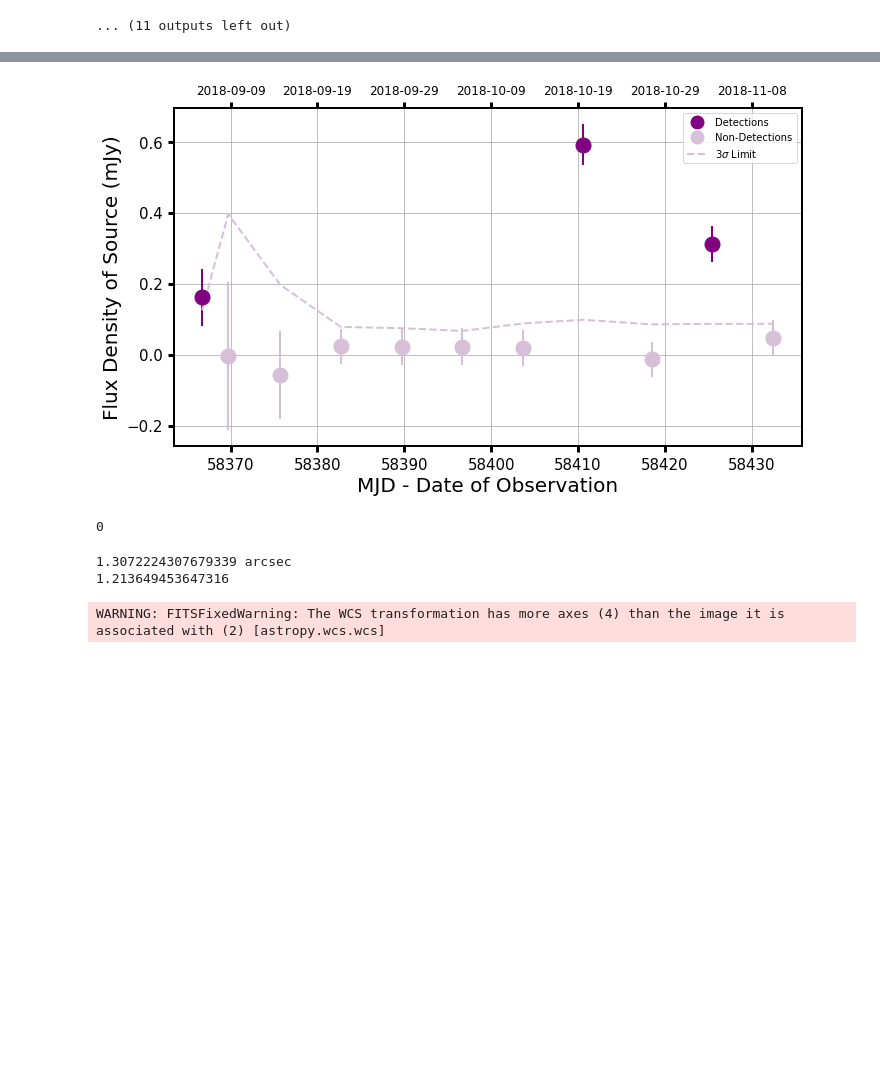
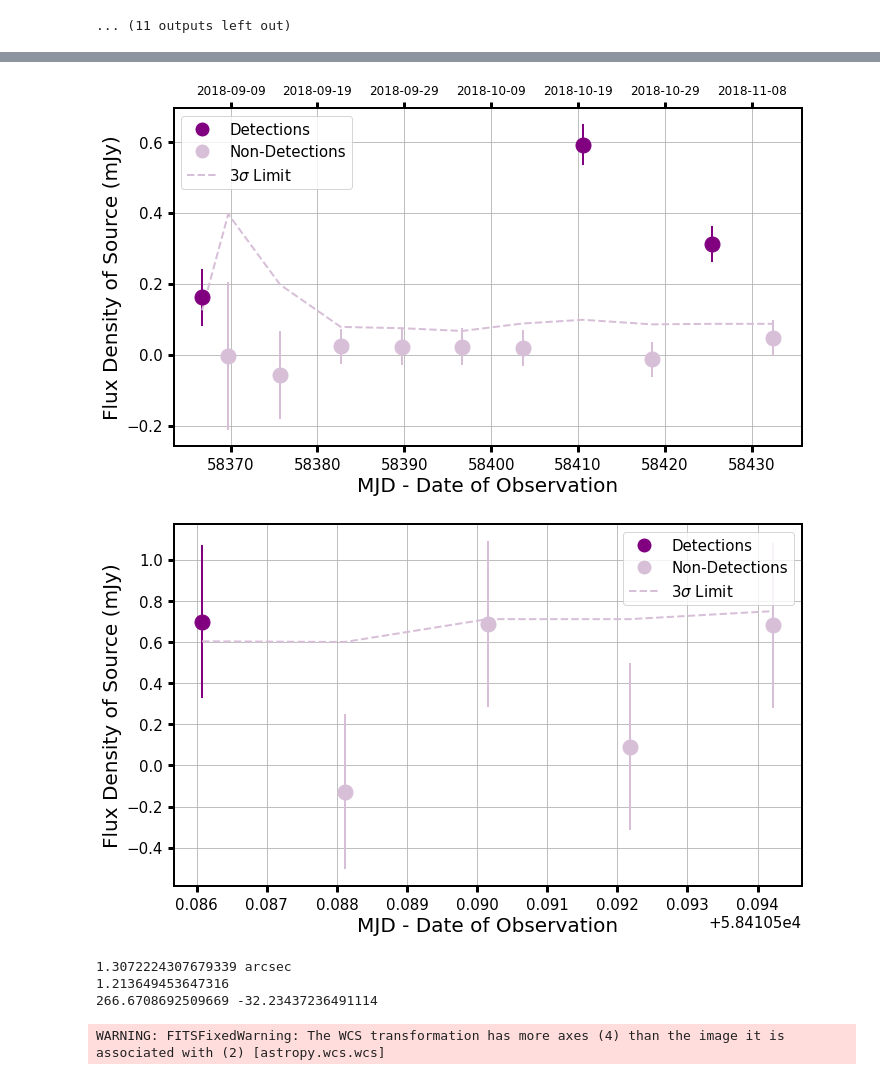
Before and after one commit to AnderssonAstro/MKT-J174641.0-321404-Paper-Figures, a Jupyter notebook: Paper Figures.ipynb, the cells around one changed output, grey strips where cells are left out. Cells and saved outputs as stored; diff of their text form; code cells hidden in the pictures; blank space fills up the shorter version.

```diff
--- a/Paper Figures.ipynb
+++ b/Paper Figures.ipynb
@@ -242,7 +277,7 @@ def dateLabels(ax):
 
     return ax2
 # %%
-def LCplot(LCdf, name):
+def LCplot(LCdf, name, rms):
     """
     Creates a light curve of a source.
     Reads in time series data of a source and plots its flux against time with errorbars, in mJy. Saves the image and returns 0
@@ -250,21 +285,24 @@ def LCplot(LCdf, name):
     Args:
     LCdf (pandas DataFrane): all the data of the source at each time step. Only mjd, inegrated flux and its error are used but there are more columns in the dataframe.
     name (str): File name for saving.
+    rms (array): array of background rms values calculated by PyBDSF
 
-    Returns: 0
+    Returns: ax
     """
 
     plt.figure(figsize=(10,6))
     ax=plt.gca()
 
-    LCDet = LCdf.loc[LCdf['det_sigma']>=3.0]
-    LCNon = LCdf.loc[LCdf['det_sigma']<3.0]
+    #LCDet = LCdf.loc[LCdf['det_sigma']>=3.0]
+    #LCNon = LCdf.loc[LCdf['det_sigma']<3.0]
+
+    LCDet = LCdf.loc[LCdf['f_int']>=[3*value for value in rms]]
+    LCNon = LCdf.loc[LCdf['f_int']< [3*value for value in rms]]
 
     #rms values calculated from PyBDSF (final cell), to show the 3sigma detection threshold (in mJy)
-    mjds = [58366.71673,58369.7228, 58375.69991, 58382.68014, 58389.71090, 58396.66200, 58403.62859,
-            58410.58608, 58418.50633, 58425.48205, 58432.46240]
-    rms = [4.16e-5, 1.32e-4, 6.57e-5, 2.6e-5, 2.48e-5, 2.22e-5, 2.92e-5, 3.27e-5, 2.84e-5, 2.89e-5, 2.89e-5]
+    mjds = LCdf['mjd']
     plot3sigma = [3e3*value for value in rms]
+    #print(LCdf['f_int']/rms)
 
     plt.errorbar(LCDet['mjd'], LCDet['f_int']*1000, yerr=LCDet['f_int_err']*1000,
                  marker='o', ls='none', color = 'purple', label = 'Detections')
@@ -280,9 +318,11 @@ def LCplot(LCdf, name):
     legend_elements = [Line2D([0], [0], marker='o', c='w', markerfacecolor='purple', label='Detections'),
                    Line2D([0], [0], marker='o', c='w', markerfacecolor='thistle', label='Non-Detections'),
                       Line2D([0],[0],marker=None,c='thistle',ls='--',label='3$\sigma$ Limit')]
-    plt.legend(handles = legend_elements)
+    plt.legend(handles = legend_elements, fontsize=15)
 
-    dateLabels(ax)
+    # only do nice date labelling if dates are >2 days apart in total
+    if ax.get_xticks()[-1] - ax.get_xticks()[0] > 2:
+        dateLabels(ax)
 
     #plt.savefig(savepath + str(2138)+'LC.png', bbox_inches = 'tight')
     #plt.savefig(savepath + str(2138)+'LC.pdf', bbox_inches = 'tight')
@@ -290,14 +330,19 @@ def LCplot(LCdf, name):
 
     plt.tight_layout()
 
-    plt.show()
-    plt.close('all')
-    return 0
+    #plt.show()
+    #plt.close('all')
+    return ax
-# %%
-LCplot(LCdf, name)
-# %% [output]
-[figure, removed]
-0
+# %%
+#The PyBDSF logs that result in these rms values are in the Data/PyBDSFLC and Data/3MinPYBDSFlog folders respectively
+rms = [4.16e-5, 1.32e-4, 6.57e-5, 2.6e-5, 2.48e-5, 2.22e-5, 2.92e-5, 3.27e-5, 2.84e-5, 2.89e-5, 2.89e-5]
+rms3min = [2.01e-4, 2.00e-4, 2.37e-04, 2.37e-04, 2.50e-04]
+
+ax = LCplot(LCdf, '2138', rms)
+ax2 = LCplot(ThreeMinLC,'2294',rms3min)
+# %% [output]
+[figure, added]
+[figure, added]
 # %%
 '''This cell calculates positions for the subsequent astrometry plots.
 Firstly, the mean radio position from 3 detections in 2018. NOT astrometrically corrected!
@@ -345,13 +390,13 @@ sep18 = G18sc.separation(MKTsc).value*3600
 
 print(G18sc.separation(MKTsc)*3600*u.arcsec/u.deg)
 print(errR*3600) #0.1" outside of 1sigma!!
-
+print(RA,Dec)
 #finally, a "best view for the plot" set of RA and Dec
 PlotRA, PlotDec = GRA18, (GDec18+Dec)/2
-pr
 # %% [output]
 1.3072224307679339 arcsec
 1.213649453647316
+266.6708692509669 -32.23437236491114
 # %%
 #### astrometry plot
 
```
Also changed, not shown: parts of 14 cells of this notebook, 54 other files.
